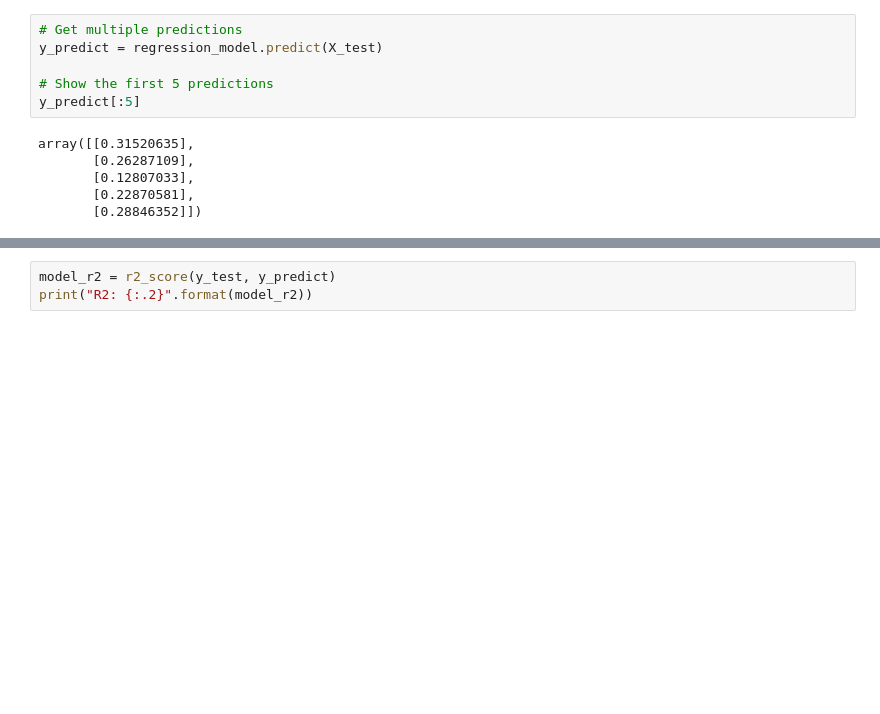
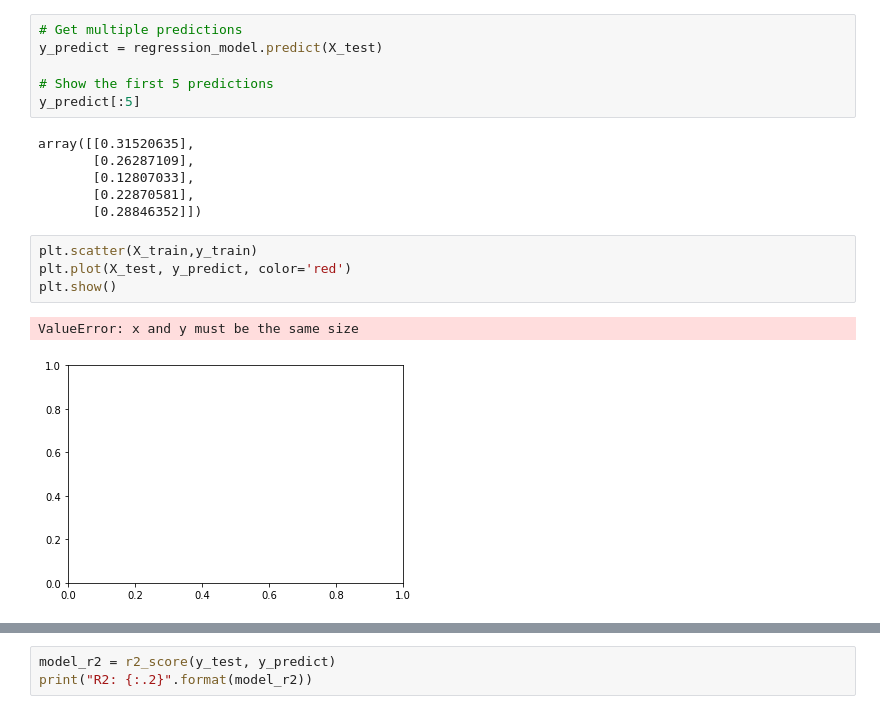
Before and after one commit to Aaronportal465/HowToGetRich, a Jupyter notebook: Project Take 1.ipynb, the cells around one changed output, grey strips where cells are left out. Saved outputs shown, nothing was run; the diff lists cells and outputs as text; blank space fills up the shorter version.

```diff
--- a/Project Take 1.ipynb
+++ b/Project Take 1.ipynb
@@ -265,6 +228,13 @@ array([[0.31520635],
        [0.12807033],
        [0.22870581],
        [0.28846352]])
+# %%
+plt.scatter(X_train,y_train)
+plt.plot(X_test, y_predict, color='red')
+plt.show()
+# %% [output]
+ValueError: x and y must be the same size
+[figure, added]
 # %%
 import math
 # calculate the mean squared error
```
Also changed, not shown: parts of 14 cells of this notebook, 1 other file.
